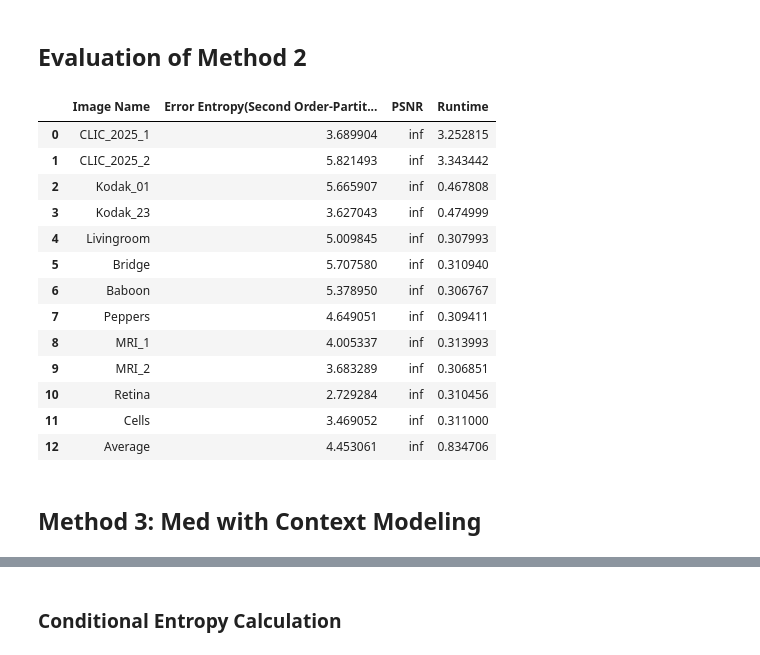
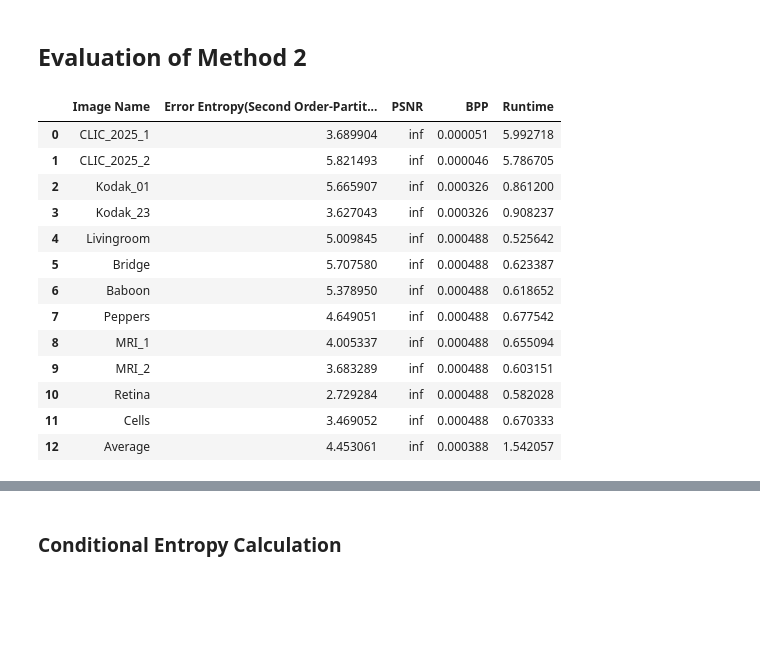
Before and after one commit to pouriaSameti/Advanced-Multimedia-Systems, a Jupyter notebook: Exercise 2/code.ipynb, the cells around one changed output, grey strips where cells are left out. Saved outputs shown, nothing was run; the diff lists cells and outputs as text; code cells hidden in the pictures; blank space fills up the shorter version.

```diff
--- a/Exercise 2/code.ipynb
+++ b/Exercise 2/code.ipynb
@@ -28,26 +28,25 @@ def my_entropy(input_image):
 # %% [markdown]
 # PSNR Function
 # %%
+def next_power_of_two(x):
+    return 1 << (x - 1).bit_length()
+
 def peak_signal_noise_ratio(image1: np.ndarray, image2: np.ndarray):
     if image1.shape != image2.shape:
-        print('Input images don’t have the same shape')
         return -1
 
-    max_value = max(image1.max(), image2.max())
-    max_value_square = max_value ** 2
+    max_intensity = max(image1.max(), image2.max())
 
-    # mean-square-error
-    img1_flat = image1.flatten()
-    img2_flat = image2.flatten()
+    next_pow2 = next_power_of_two(int(max_intensity + 1))
+    max_value = next_pow2 - 1
+    max_value_sq = max_value ** 2
 
-    error = img1_flat - img2_flat
-    error_square = error ** 2
-    error_square_sum = np.sum(error_square)
-    mean_error_square_sum = error_square_sum / len(img1_flat)
+    mse = np.mean((image1.astype(np.float64) - image2.astype(np.float64)) ** 2)
 
-    if mean_error_square_sum == 0:
+    if mse == 0:
         return np.inf
-    return 10 * np.log10(max_value_square / (mean_error_square_sum))
+
+    return 10 * np.log10(max_value_sq / mse)
 # %% [markdown]
 # Question1: Median Edge Predictor (MED)
 # %%
@@ -460,47 +463,54 @@ def my_reconstructor_second(error_image, coef_list):
     return reconstructed
 # %% [markdown]
 ## Evaluation of Method 2
+# %%
+def bpp_for_coefficients(image_shape, n_partitions, bits_per_coef=64):
+    H, W = image_shape
+    total_bits = n_partitions * bits_per_coef
+    bpp = total_bits / (H * W)
+    return bpp
 # %%
 evaluation_table_two = []
 for image_name in test_path:
     name = image_name.split('/')[1].split('.')[0]
     image = cv2.imread(image_name, cv2.IMREAD_UNCHANGED)
 
     start_time = time.time()
     my_predictor_error_second, coef = my_predictor_second(image, n_partitions=2)
     reconstruct_second = my_reconstructor_second(my_predictor_error_second, coef)
     end_time = time.time()
     runtime = end_time - start_time
 
     evaluation_table_two.append({'Image Name': name, 'Error Entropy(Second Order-Partitioning)': my_entropy(my_predictor_error_second),
                                  'PSNR': peak_signal_noise_ratio(image, reconstruct_second),
+                                 'BPP': bpp_for_coefficients(image.shape, n_partitions=2, bits_per_coef=64),
                                  'Runtime': runtime})
 
 evaluation_table_two = pd.DataFrame(evaluation_table_two)
 
 
 # Average Row
 error_entropy_mean_two = evaluation_table_two['Error Entropy(Second Order-Partitioning)'].mean()
 runtime_mean_two = evaluation_table_two['Runtime'].mean()
+bpp_mean_two = evaluation_table_two['BPP'].mean()
 evaluation_table_two.loc[len(evaluation_table_two)] = {"Image Name": "Average", 'Error Entropy(Second Order-Partitioning)': error_entropy_mean_two,
                                                        "PSNR": np.inf,
+                                                       "BPP": bpp_mean_two,
                                                        "Runtime": runtime_mean_two}
 
 evaluation_table_two
 # %% [output]
-|  | Image Name | Error Entropy(Second Order-Partit... | PSNR | Runtime |
-| 0 | CLIC_2025_1 | 3.689904 | inf | 3.252815 |
-| 1 | CLIC_2025_2 | 5.821493 | inf | 3.343442 |
-| 2 | Kodak_01 | 5.665907 | inf | 0.467808 |
-| 3 | Kodak_23 | 3.627043 | inf | 0.474999 |
-| 4 | Livingroom | 5.009845 | inf | 0.307993 |
-| 5 | Bridge | 5.707580 | inf | 0.310940 |
-| 6 | Baboon | 5.378950 | inf | 0.306767 |
-| 7 | Peppers | 4.649051 | inf | 0.309411 |
-| 8 | MRI_1 | 4.005337 | inf | 0.313993 |
-| 9 | MRI_2 | 3.683289 | inf | 0.306851 |
-| 10 | Retina | 2.729284 | inf | 0.310456 |
-| 11 | Cells | 3.469052 | inf | 0.311000 |
-| 12 | Average | 4.453061 | inf | 0.834706 |
+|  | Image Name | Error Entropy(Second Order-Partit... | PSNR | BPP | Runtime |
+| 0 | CLIC_2025_1 | 3.689904 | inf | 0.000051 | 5.992718 |
+| 1 | CLIC_2025_2 | 5.821493 | inf | 0.000046 | 5.786705 |
+| 2 | Kodak_01 | 5.665907 | inf | 0.000326 | 0.861200 |
+| 3 | Kodak_23 | 3.627043 | inf | 0.000326 | 0.908237 |
+| 4 | Livingroom | 5.009845 | inf | 0.000488 | 0.525642 |
+| 5 | Bridge | 5.707580 | inf | 0.000488 | 0.623387 |
+| 6 | Baboon | 5.378950 | inf | 0.000488 | 0.618652 |
+| 7 | Peppers | 4.649051 | inf | 0.000488 | 0.677542 |
+| 8 | MRI_1 | 4.005337 | inf | 0.000488 | 0.655094 |
+| 9 | MRI_2 | 3.683289 | inf | 0.000488 | 0.603151 |
+| 10 | Retina | 2.729284 | inf | 0.000488 | 0.582028 |
+| 11 | Cells | 3.469052 | inf | 0.000488 | 0.670333 |
+| 12 | Average | 4.453061 | inf | 0.000388 | 1.542057 |
-# %% [markdown]
-## Method 3: Med with Context Modeling
```
Also changed, not shown: parts of 10 cells of this notebook.
